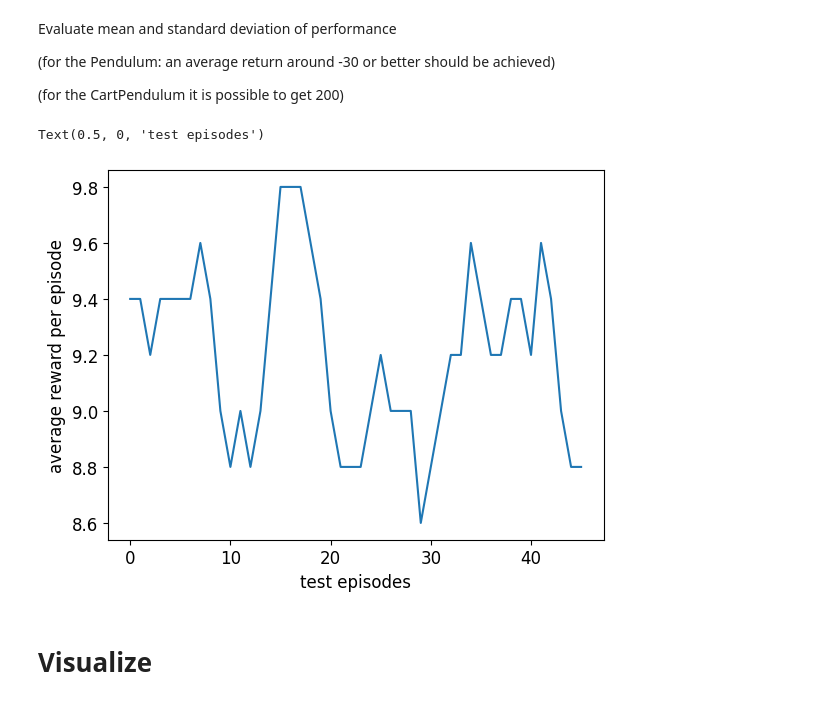
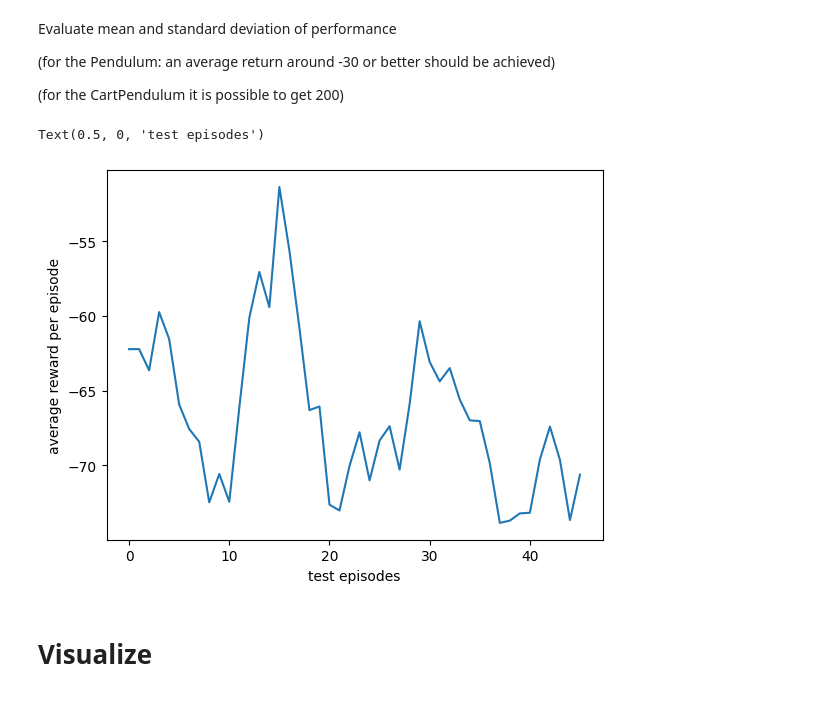
Before and after one commit to SahitiC/RL_course, a Jupyter notebook: Homework7/7_gym-DQN/Gym-DQN.ipynb, the cells around one changed output. Saved outputs shown, nothing was run; the diff lists cells and outputs as text; code cells hidden in the pictures.

Commit message:
generate pendulum plots

```diff
--- a/Homework7/7_gym-DQN/Gym-DQN.ipynb
+++ b/Homework7/7_gym-DQN/Gym-DQN.ipynb
@@ -173,8 +173,8 @@ class DQNAgent(object):
 
             # predict Q_values with current Q network
             Q_values = self.Q.Q_value(s, actions)
-            Q_max = self.Q.maxQ(sp)[:,None] # for no target network
-            # Q_max = self.target_Q.maxQ(sp)[:,None] # with target network
+            # Q_max = self.Q.maxQ(sp)[:,None] # for no target network
+            Q_max = self.target_Q.maxQ(sp)[:,None] # with target network
             # target
             td_target = rew+(1-done)*self._config['discount']*Q_max
 
@@ -188,8 +188,8 @@ class DQNAgent(object):
 # %% [markdown]
 ## Test in Env
 # %%
-# env_name = 'Pendulum-v1'
-env_name = 'CartPole-v1'
+env_name = 'Pendulum-v1'
+# env_name = 'CartPole-v1'
 
 env = gym.make(env_name)
 if isinstance(env.action_space, spaces.Box):
@@ -308,13 +309,13 @@ Evaluate mean and standard deviation of performance
 (for the CartPendulum it is possible to get 200)
 # %%
 test_stats_np = np.asarray(test_stats) # reward
-running_mean_test_stats = running_mean(test_stats_np[:, 1], 5)
+running_mean_test_stats = running_mean(test_stats_np[:, 1]/50, 5)
 plt.plot(running_mean_test_stats)
 plt.ylabel('average reward per episode')
 plt.xlabel('test episodes')
 # %% [output]
 Text(0.5, 0, 'test episodes')
-[figure, old version]
+[figure, new version]
 # %% [markdown]
 # Visualize
 # %% [markdown]
```
Also changed, not shown: parts of 6 cells of this notebook.
